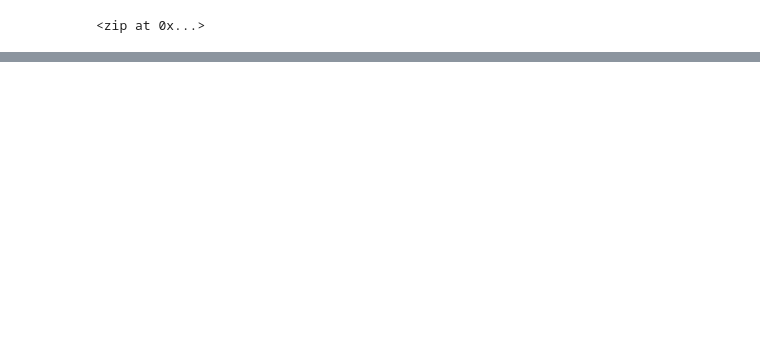
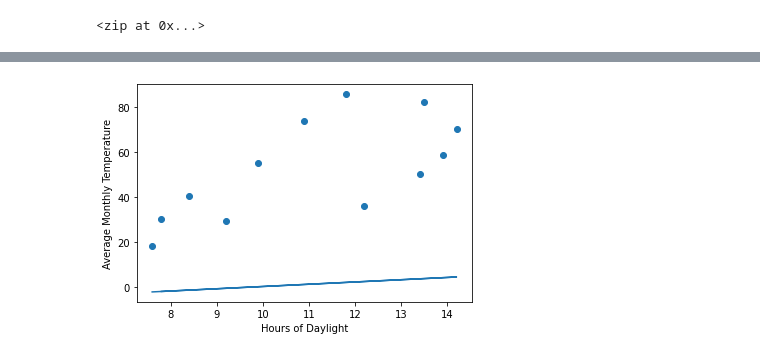
Before and after one commit to Vanessa-Cartagena/World_Weather_Analysis, a Jupyter notebook: WeatherPy.ipynb, the cells around one changed output, grey strips where cells are left out. Cells and saved outputs as stored; diff of their text form; code cells hidden in the pictures; blank space fills up the shorter version.

```diff
--- a/WeatherPy.ipynb
+++ b/WeatherPy.ipynb
@@ -279,0 +299,2 @@ plt.show()
+# %%
+(slope, intercept, rval, pval, stderr) = linregress(daylight,temps)
@@ -279,0 +306,10 @@ plt.show()
+# %%
+regress_values = [(day + slope + intercept) for day in daylight]
+# %%
+plt.scatter(daylight, temps)
+plt.plot(daylight, regress_values)
+plt.xlabel('Hours of Daylight')
+plt.ylabel('Average Monthly Temperature')
+plt.show()
+# %% [output]
+[figure, added]
```
Also changed, not shown: parts of 51 cells of this notebook, 7 other files.
